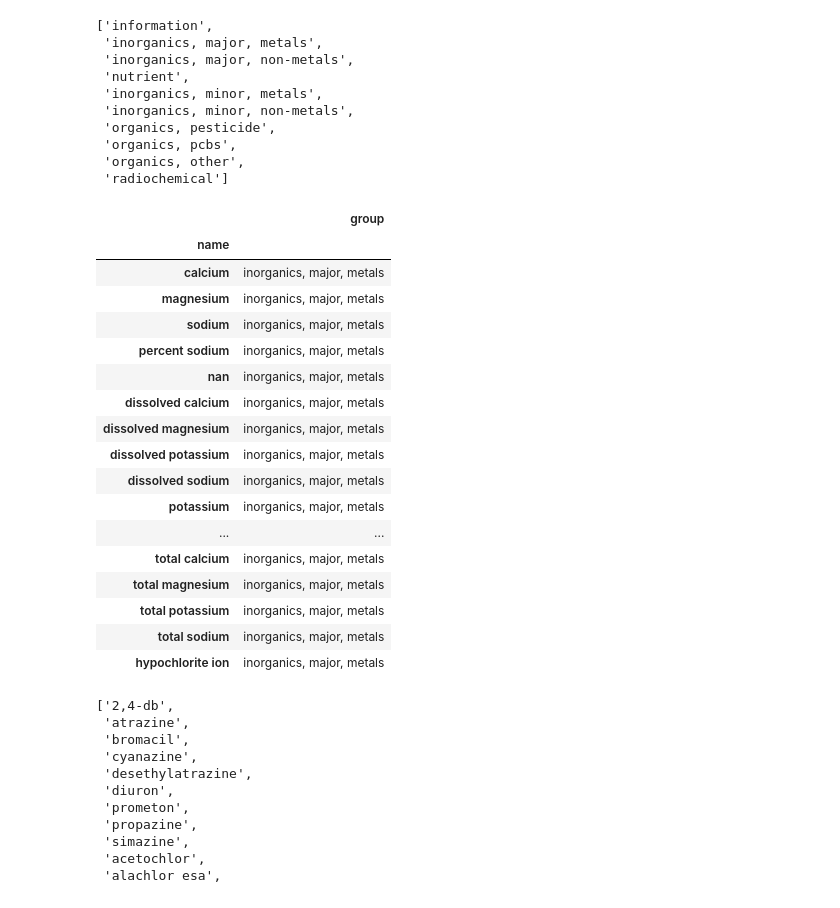
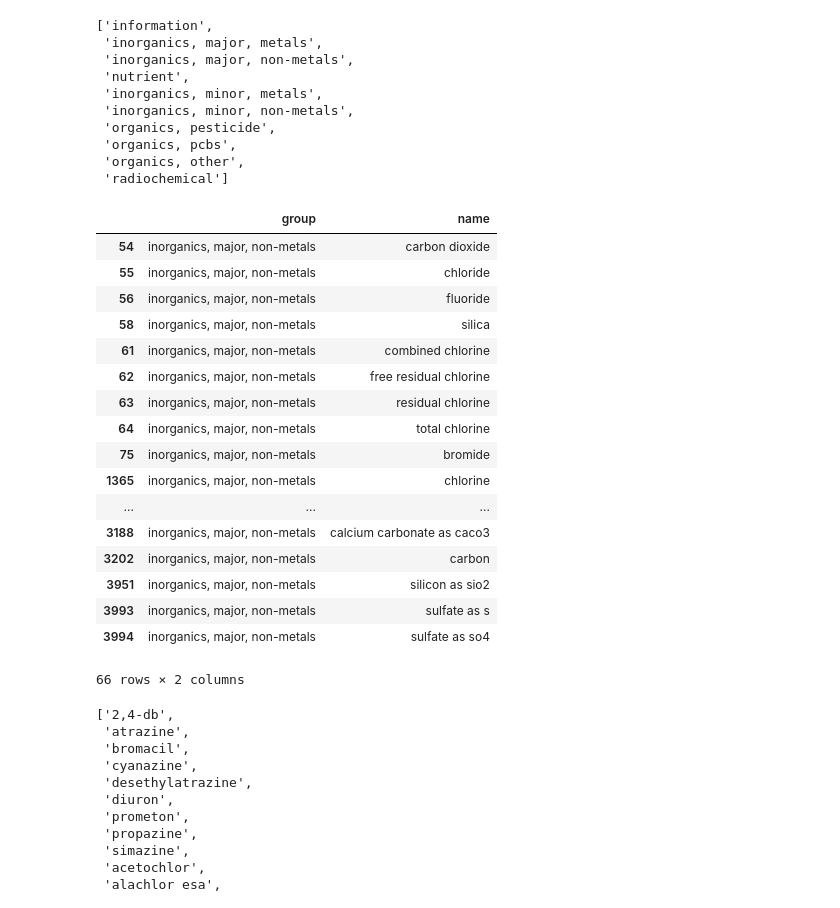
Before and after one commit to inkenbrandt/ParamGroup, a Jupyter notebook: Untitled.ipynb, the cells around one changed output. Cells and saved outputs as stored; diff of their text form; code cells hidden in the pictures.

```diff
--- a/Untitled.ipynb
+++ b/Untitled.ipynb
@@ -146,3 +148,5 @@ def ListMake(df,parName,groupName):
+# %%
+parList2 = ListMake(fromDB, "Param", "ParamGroup")
 # %% [markdown]
 The following generates three pairs of lists. `parList1` and `parList3` are from the `PARAM_MATCH` table.
 # %%
@@ -169,8 +171,8 @@ allgroups = sorted(list(set(parList1[2] + parList3[2])))# + parList2[2])))
 # %% [markdown]
 All of the lists are combined in order. groupsLower[i] goes to parameterNameLower[i]
 # %%
-groupsLower = parList1[0] + parList3[0] + iMajM + iMajNM + iMinM + iMinNM + nut # + parList2[0]
-parameterNameLower = parList1[1]  + parList3[1] + list(inorganics_major_metals) + list(inorganics_major_nonmetals) + list(inorganics_minor_metals) + list(inorganics_minor_nonmetals) + list(nutrient) #+ parList2[1]
+groupsLower = parList1[0] + parList3[0] + iMajM + iMajNM + iMinM + iMinNM + nut  + parList2[0]
+parameterNameLower = parList1[1]  + parList3[1] + list(inorganics_major_metals) + list(inorganics_major_nonmetals) + list(inorganics_minor_metals) + list(inorganics_minor_nonmetals) + list(nutrient) + parList2[1]
 # %% [markdown]
 Make sure that the final lists are the same length
 # %%
@@ -180,2 +187,7 @@ print(len(groupsLower), len(parameterNameLower))
+# %%
+df.dropna(subset=['group'],inplace=True)
+# %%
+df = df[df['group']<>'nan']
+df = df[df['name']<>'nan']
 # %% [markdown]
 `allParameterGroups` is the final dictionary
@@ -222,26 +232,26 @@ grouplist
  'organics, other',
  'radiochemical']
 # %%
-df[df['group']=='inorganics, major, metals']
+df[df['group']=='inorganics, major, non-metals']
 # %% [output]
-|  | group |
-| name |  |
-| calcium | inorganics, major, metals |
-| magnesium | inorganics, major, metals |
-| sodium | inorganics, major, metals |
-| percent sodium | inorganics, major, metals |
-| nan | inorganics, major, metals |
-| dissolved calcium | inorganics, major, metals |
-| dissolved magnesium | inorganics, major, metals |
-| dissolved potassium | inorganics, major, metals |
-| dissolved sodium | inorganics, major, metals |
-| potassium | inorganics, major, metals |
-| ... | ... |
-| total calcium | inorganics, major, metals |
-| total magnesium | inorganics, major, metals |
-| total potassium | inorganics, major, metals |
-| total sodium | inorganics, major, metals |
-| hypochlorite ion | inorganics, major, metals |
+|  | group | name |
+| 54 | inorganics, major, non-metals | carbon dioxide |
+| 55 | inorganics, major, non-metals | chloride |
+| 56 | inorganics, major, non-metals | fluoride |
+| 58 | inorganics, major, non-metals | silica |
+| 61 | inorganics, major, non-metals | combined chlorine |
+| 62 | inorganics, major, non-metals | free residual chlorine |
+| 63 | inorganics, major, non-metals | residual chlorine |
+| 64 | inorganics, major, non-metals | total chlorine |
+| 75 | inorganics, major, non-metals | bromide |
+| 1365 | inorganics, major, non-metals | chlorine |
+| ... | ... | ... |
+| 3188 | inorganics, major, non-metals | calcium carbonate as caco3 |
+| 3202 | inorganics, major, non-metals | carbon |
+| 3951 | inorganics, major, non-metals | silicon as sio2 |
+| 3993 | inorganics, major, non-metals | sulfate as s |
+| 3994 | inorganics, major, non-metals | sulfate as so4 |
+66 rows × 2 columns
 # %%
 listnames = {}
 filename = {}
```
Also changed, not shown: parts of 12 cells of this notebook, 1 other file.
